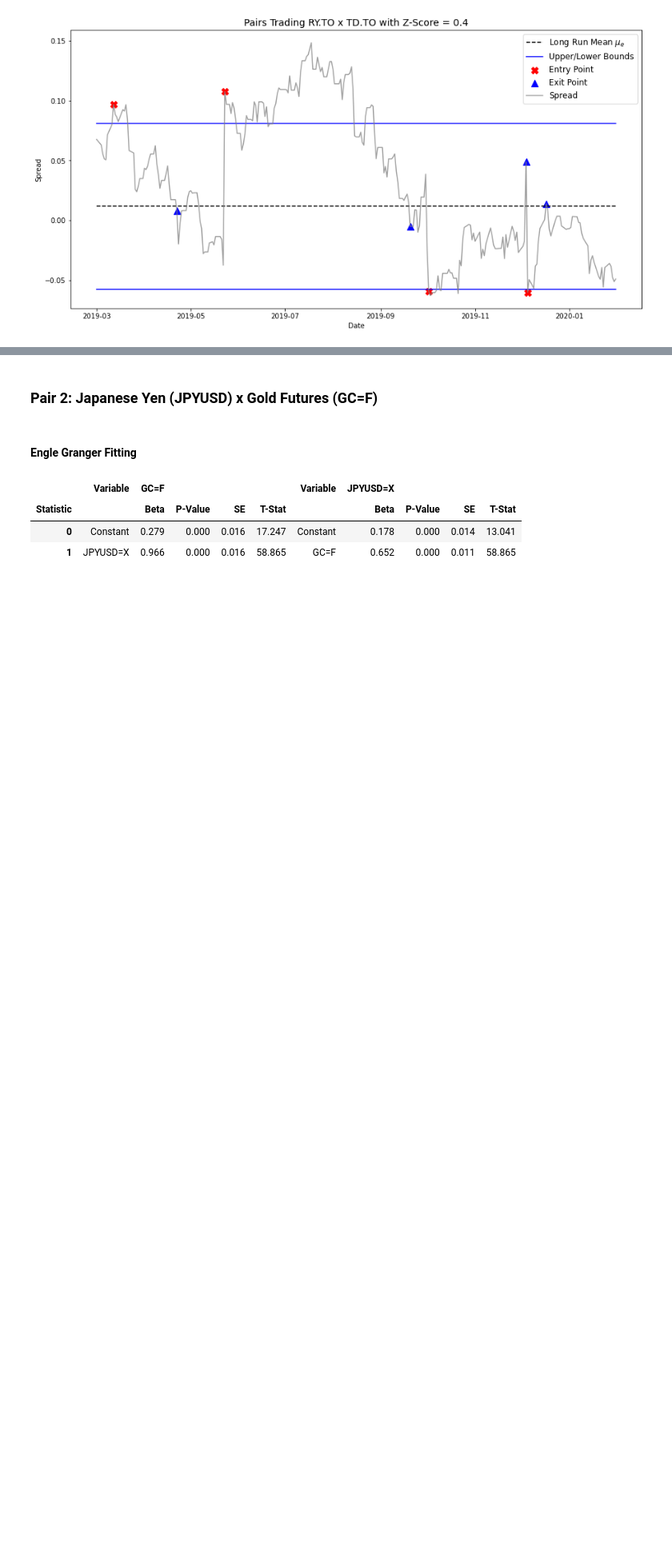
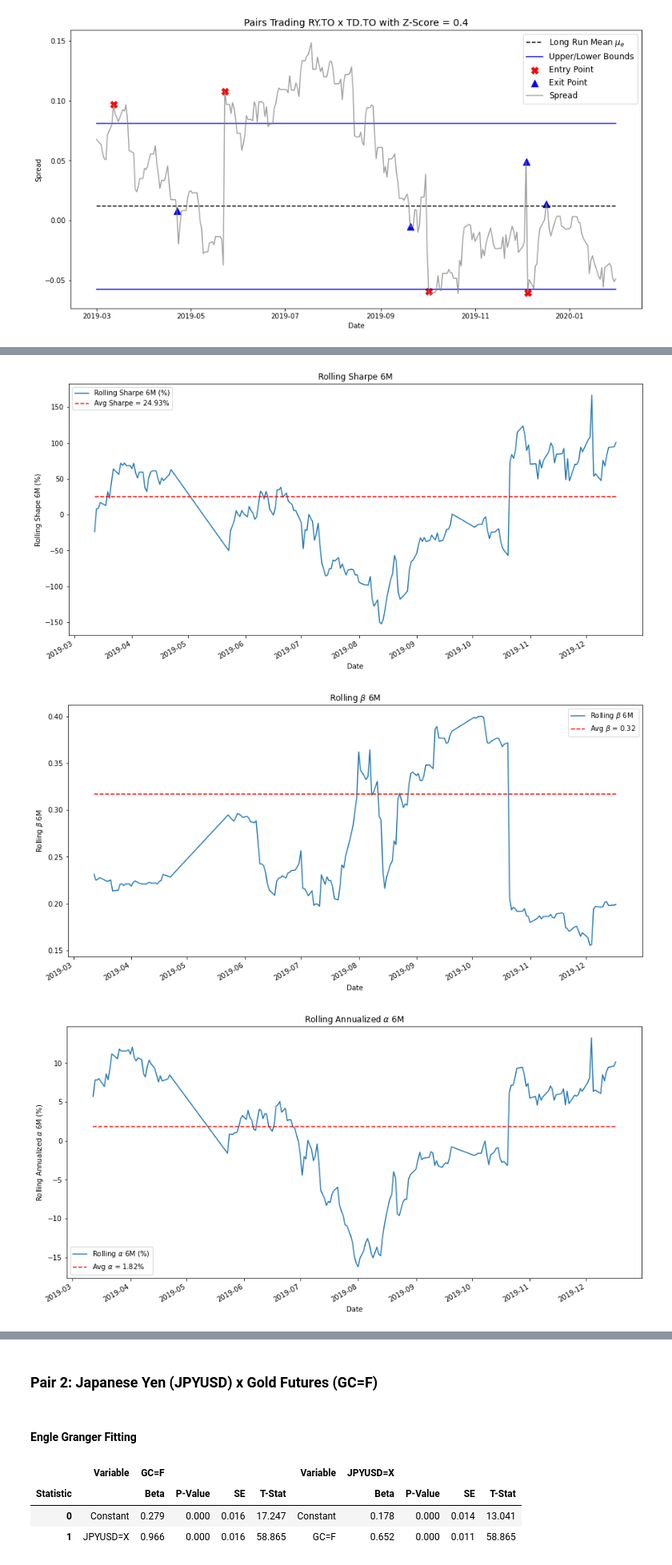
Before and after one commit to alexyspereira/Pairs_Trading, a Jupyter notebook: CQF_PairsTrading.ipynb, the cells around one changed output, grey strips where cells are left out. Shown at 80% size. Saved outputs shown, nothing was run; the diff lists cells and outputs as text; code cells hidden in the pictures; blank space fills up the shorter version.

```diff
--- a/CQF_PairsTrading.ipynb
+++ b/CQF_PairsTrading.ipynb
@@ -549,0 +557,7 @@ fig=ptback_test.plot_strategy(1)
+# %%
+trade1 = trade_analysis_test.query("bounds_id==1")['analyzer'].values[0]
+trade1plots=trade1.plots()
+# %% [output]
+[figure, added]
+[figure, added]
+[figure, added]
```
Also changed, not shown: parts of 35 cells of this notebook.
